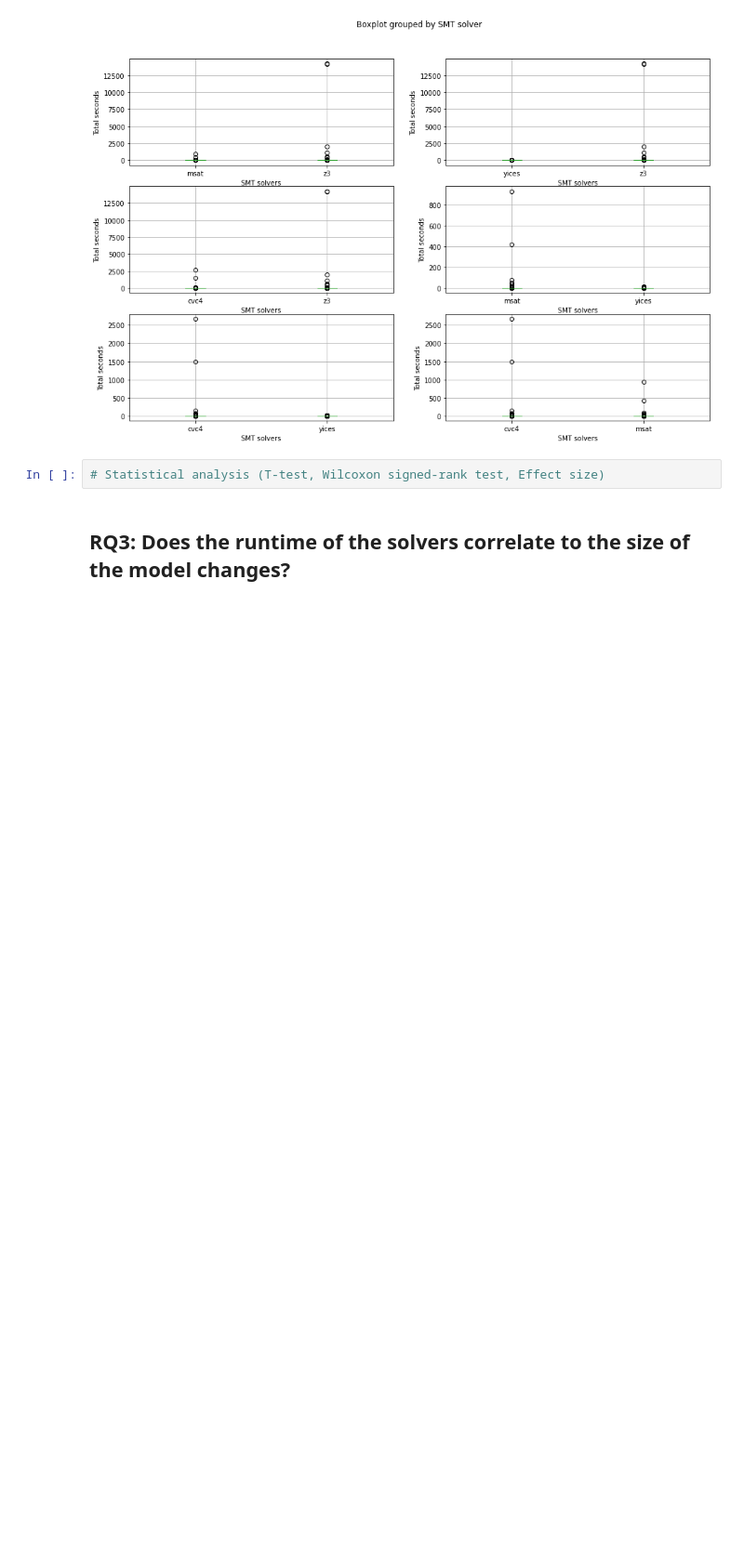
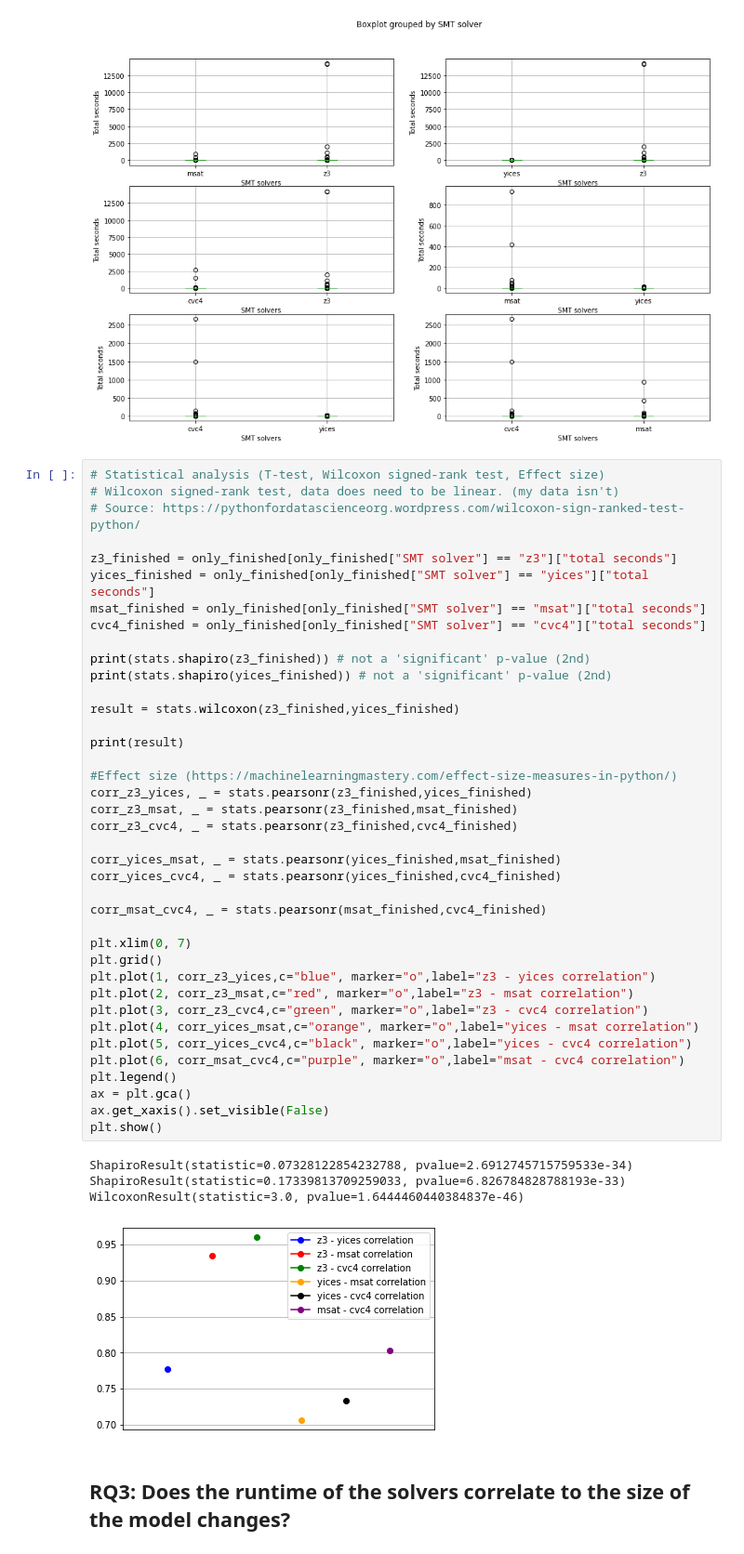
Before and after one commit to GianniM123/ResearchInternship, a Jupyter notebook: statistics/statistics.ipynb, the cells around one changed output. Shown at 93% size. Drawn from its saved outputs; the diff is of its cells as text; blank space fills up the shorter version.

Commit message:
Looked into wilcoxon and effect size

```diff
--- a/statistics/statistics.ipynb
+++ b/statistics/statistics.ipynb
@@ -73,8 +74,50 @@ show_finished_box_plot("yices", "cvc4", axes[2,0])
 show_finished_box_plot("msat", "cvc4", axes[2,1])
 # %% [output]
 [figure]
-# %%
-# Statistical analysis (T-test, Wilcoxon signed-rank test, Effect size)
+# %%
+# Statistical analysis (T-test, Wilcoxon signed-rank test, Effect size)
+# Wilcoxon signed-rank test, data does need to be linear. (my data isn't)
+# Source: https://pythonfordatascienceorg.wordpress.com/wilcoxon-sign-ranked-test-python/
+
+z3_finished = only_finished[only_finished["SMT solver"] == "z3"]["total seconds"]
+yices_finished = only_finished[only_finished["SMT solver"] == "yices"]["total seconds"]
+msat_finished = only_finished[only_finished["SMT solver"] == "msat"]["total seconds"]
+cvc4_finished = only_finished[only_finished["SMT solver"] == "cvc4"]["total seconds"]
+
+print(stats.shapiro(z3_finished)) # not a 'significant' p-value (2nd)
+print(stats.shapiro(yices_finished)) # not a 'significant' p-value (2nd)
+
+result = stats.wilcoxon(z3_finished,yices_finished)
+
+print(result)
+
+#Effect size (https://machinelearningmastery.com/effect-size-measures-in-python/)
+corr_z3_yices, _ = stats.pearsonr(z3_finished,yices_finished)
+corr_z3_msat, _ = stats.pearsonr(z3_finished,msat_finished)
+corr_z3_cvc4, _ = stats.pearsonr(z3_finished,cvc4_finished)
+
+corr_yices_msat, _ = stats.pearsonr(yices_finished,msat_finished)
+corr_yices_cvc4, _ = stats.pearsonr(yices_finished,cvc4_finished)
+
+corr_msat_cvc4, _ = stats.pearsonr(msat_finished,cvc4_finished)
+
+plt.xlim(0, 7)
+plt.grid()
+plt.plot(1, corr_z3_yices,c="blue", marker="o",label="z3 - yices correlation")
+plt.plot(2, corr_z3_msat,c="red", marker="o",label="z3 - msat correlation")
+plt.plot(3, corr_z3_cvc4,c="green", marker="o",label="z3 - cvc4 correlation")
+plt.plot(4, corr_yices_msat,c="orange", marker="o",label="yices - msat correlation")
+plt.plot(5, corr_yices_cvc4,c="black", marker="o",label="yices - cvc4 correlation")
+plt.plot(6, corr_msat_cvc4,c="purple", marker="o",label="msat - cvc4 correlation")
+plt.legend()
+ax = plt.gca()
+ax.get_xaxis().set_visible(False)
+plt.show()
+# %% [output]
+ShapiroResult(statistic=0.07328122854232788, pvalue=2.6912745715759533e-34)
+ShapiroResult(statistic=0.17339813709259033, pvalue=6.826784828788193e-33)
+WilcoxonResult(statistic=3.0, pvalue=1.6444460440384837e-46)
+[figure, added]
 # %% [markdown]
 ## RQ3: Does the runtime of the solvers correlate to the size of the model changes?
 # %% [markdown]
```
Also changed, not shown: parts of 1 cell of this notebook.
